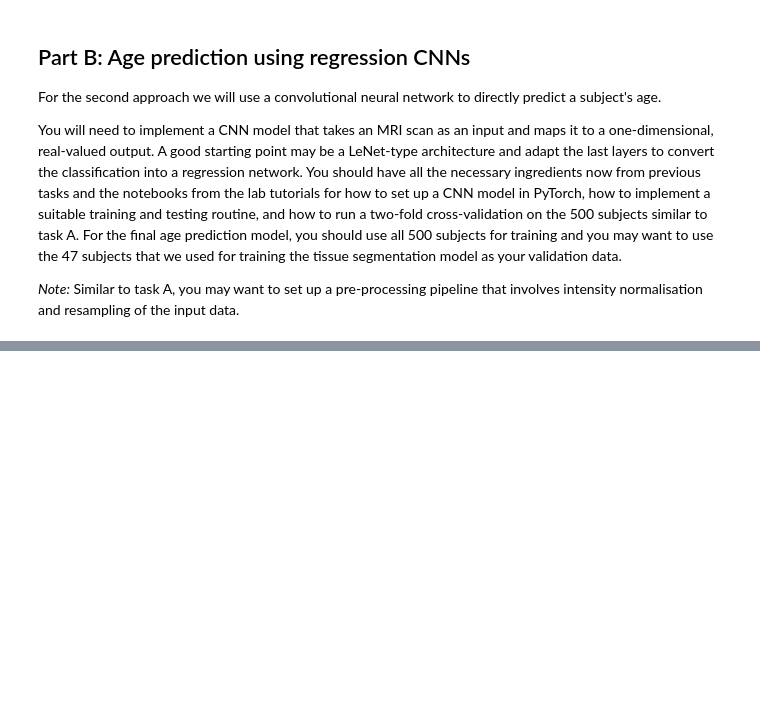
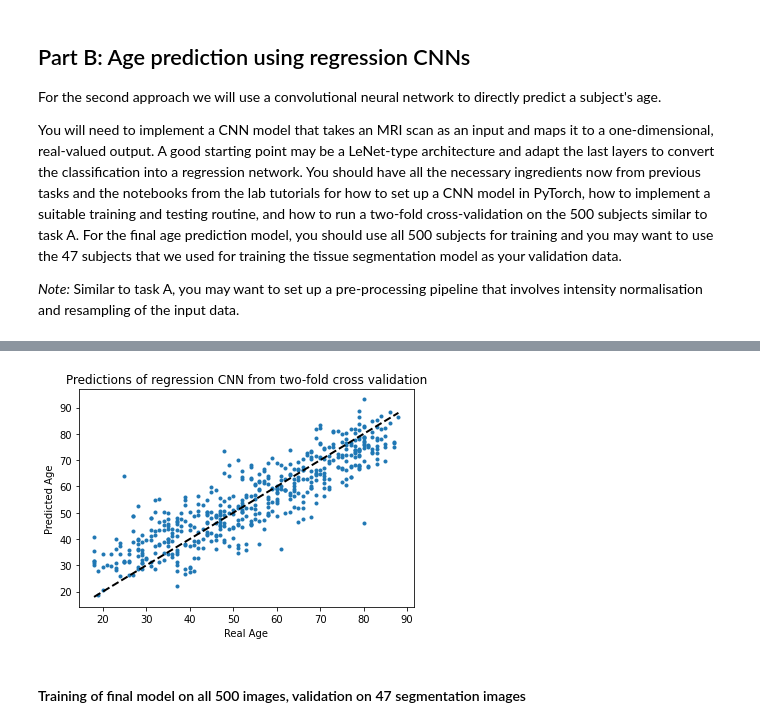
Before and after one commit to jdy22/ml_for_imaging, a Jupyter notebook: CW-Brain-Age-Regression.ipynb, the cells around one changed output, grey strips where cells are left out. Cells and saved outputs as stored; diff of their text form; code cells hidden in the pictures; blank space fills up the shorter version.

```diff
--- a/CW-Brain-Age-Regression.ipynb
+++ b/CW-Brain-Age-Regression.ipynb
@@ -1009,0 +1373,12 @@ You will need to implement a CNN model that takes an MRI scan as an input and ma
+# %%
+fig, ax = plt.subplots()
+ax.scatter(real_ages, predicted_ages, marker='.')
+ax.plot([min(real_ages), max(real_ages)], [min(real_ages), max(real_ages)], 'k--', lw=2)
+ax.set_xlabel('Real Age')
+ax.set_ylabel('Predicted Age')
+ax.set_title('Predictions of regression CNN from two-fold cross validation')
+plt.show()
+# %% [output]
+[figure, added]
+# %% [markdown]
+#### Training of final model on all 500 images, validation on 47 segmentation images
```
Also changed, not shown: parts of 33 cells of this notebook.
